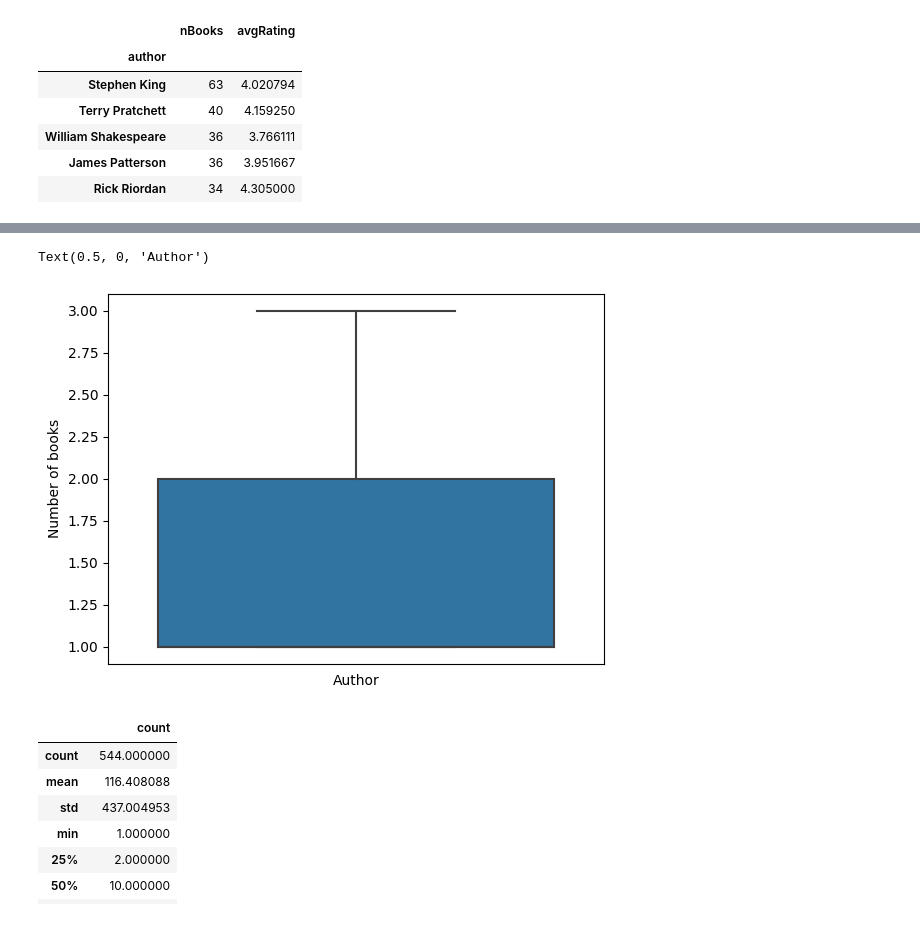
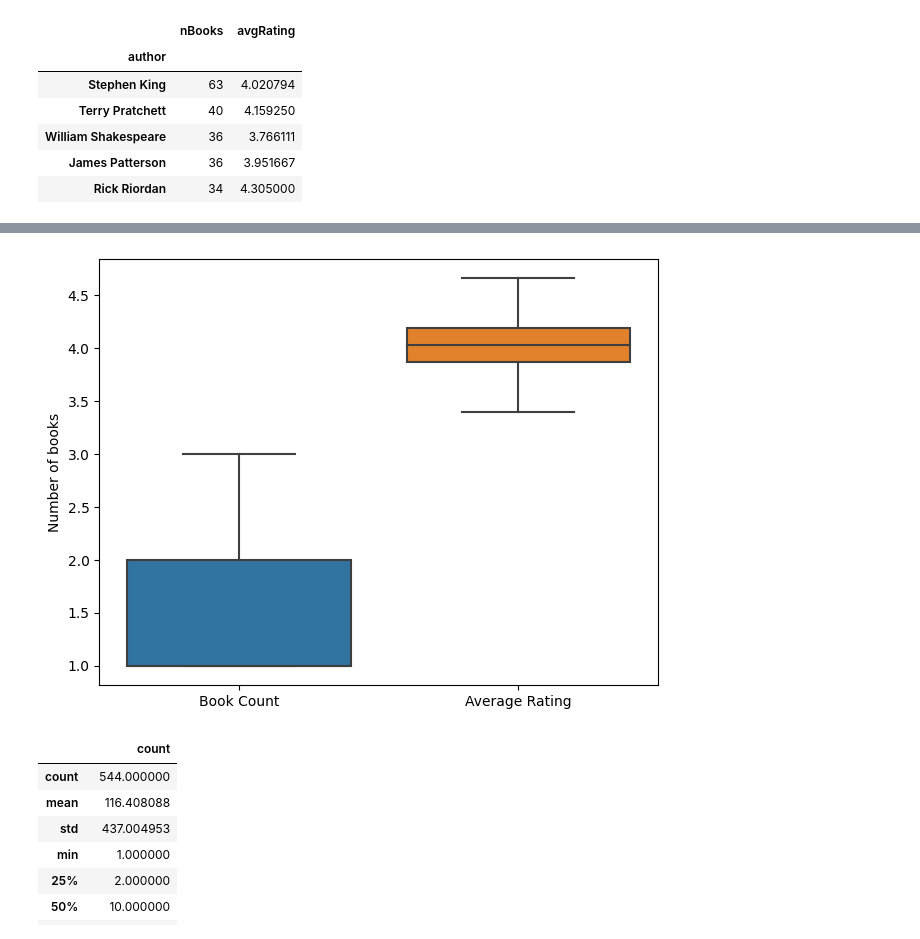
Before and after one commit to filipepcampos/feup-pri, a Jupyter notebook: data-characterization/statistics.ipynb, the cells around one changed output, grey strips where cells are left out. Cells and saved outputs as stored; diff of their text form; code cells hidden in the pictures.

```diff
--- a/data-characterization/statistics.ipynb
+++ b/data-characterization/statistics.ipynb
@@ -166,11 +166,10 @@ author_df.describe()
 # %%
-sns.boxplot(author_df, showfliers=False)
-plt.xticks([])
+sns.boxplot(author_df.rename(columns={'nBooks': 'Book Count', 'avgRating': 'Average Rating'}), showfliers=False)
 plt.ylabel('Number of books')
-plt.xlabel('Author')
+plt.tight_layout()
+plt.savefig('bookAndRatingDistribution.png')
 # %% [output]
-Text(0.5, 0, 'Author')
-[figure, old version]
+[figure, new version]
 # %%
 genre_df.describe()
 # %% [output]
```
Also changed, not shown: parts of 1 cell of this notebook.
